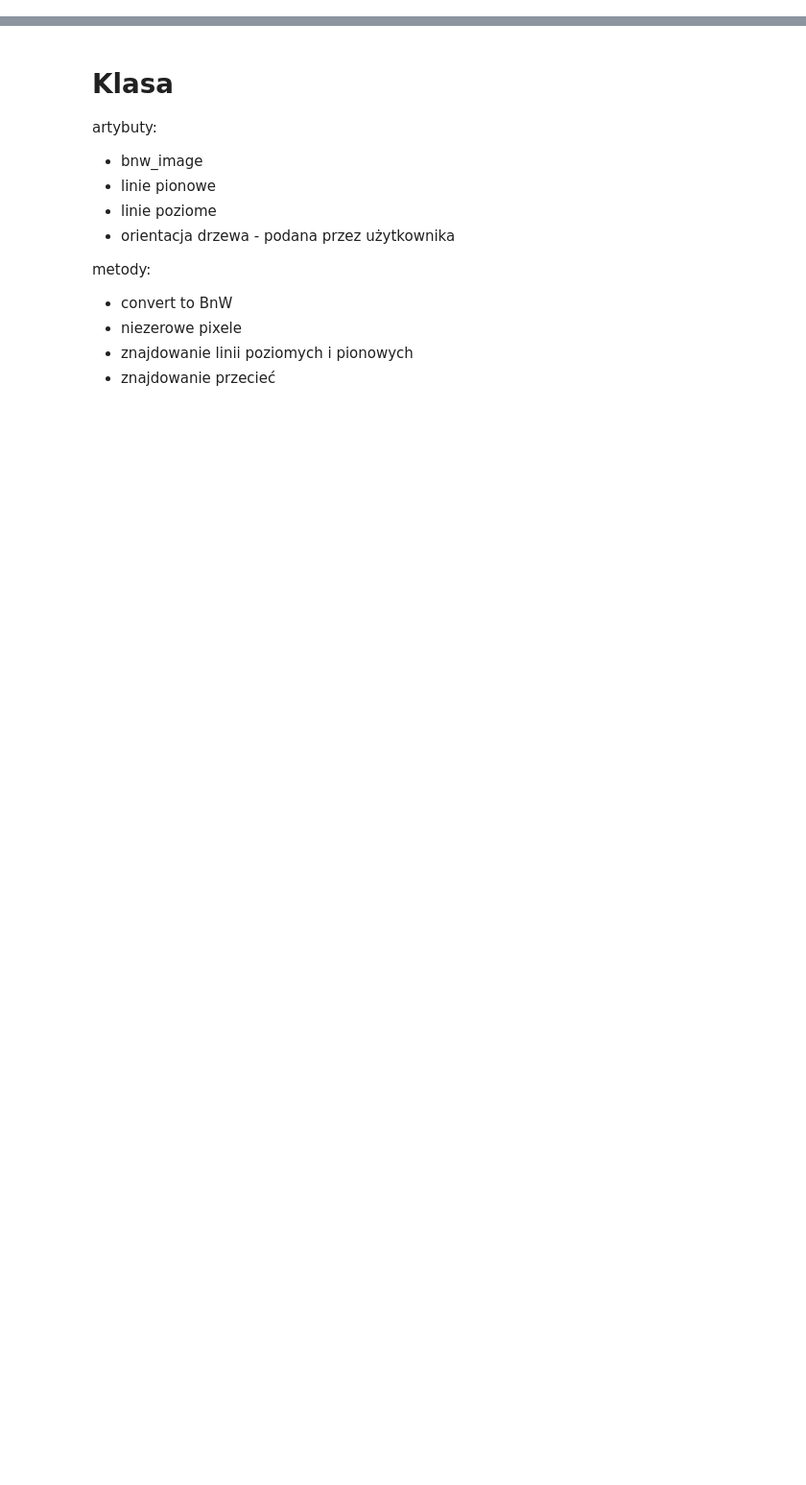
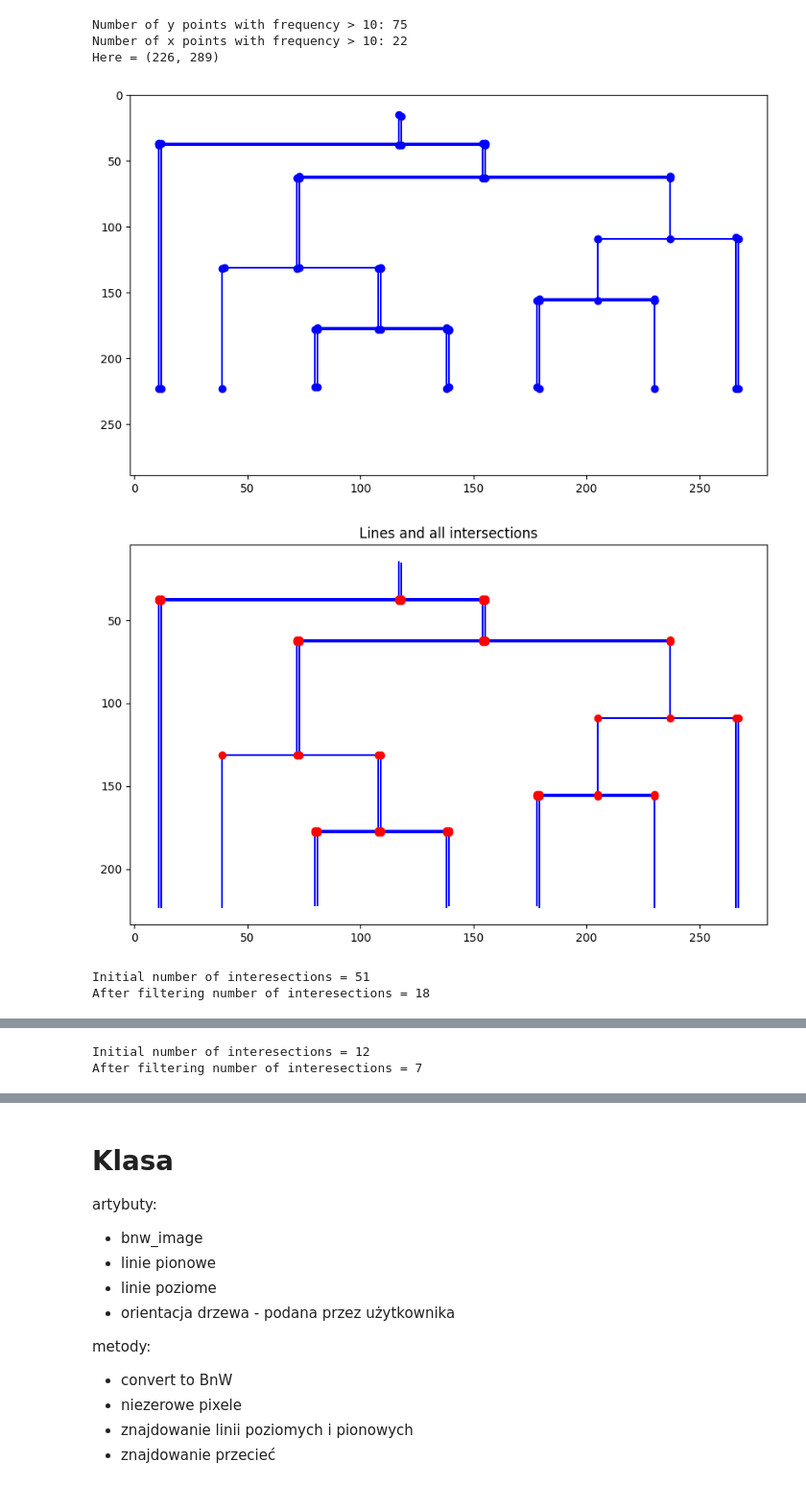
Before and after one commit to joannakraw/pdf_tree_converter, a Jupyter notebook: Notebooks/Array based line detection.ipynb, the cells around one changed output, grey strips where cells are left out. Shown: that part at 96% size. Saved outputs shown, nothing was run; the diff lists cells and outputs as text; code cells hidden in the pictures; blank space fills up the shorter version.

Commit message:
Added filtering intersections and leaves to Image

```diff
--- a/Notebooks/Array based line detection.ipynb
+++ b/Notebooks/Array based line detection.ipynb
@@ -8,3 +8,14 @@ import numpy as np
 import sys
 sys.path.append('../')
 import Image
+# %%
+image = Image.Image('../test_data/dendogram2.png')
+v_lines, h_lines, filtered_intersections, filtered_leaves = image.find_lines_intersections_leaves()
+# %% [output]
+Number of y points with frequency > 10: 75
+Number of x points with frequency > 10: 22
+Here = (226, 289)
+[figure, added]
+[figure, added]
+Initial number of interesections = 51
+After filtering number of interesections = 18
@@ -10,0 +23,2 @@ import Image
+Initial number of interesections = 12
+After filtering number of interesections = 7
```
Also changed, not shown: parts of 5 cells of this notebook, 1 other file.
